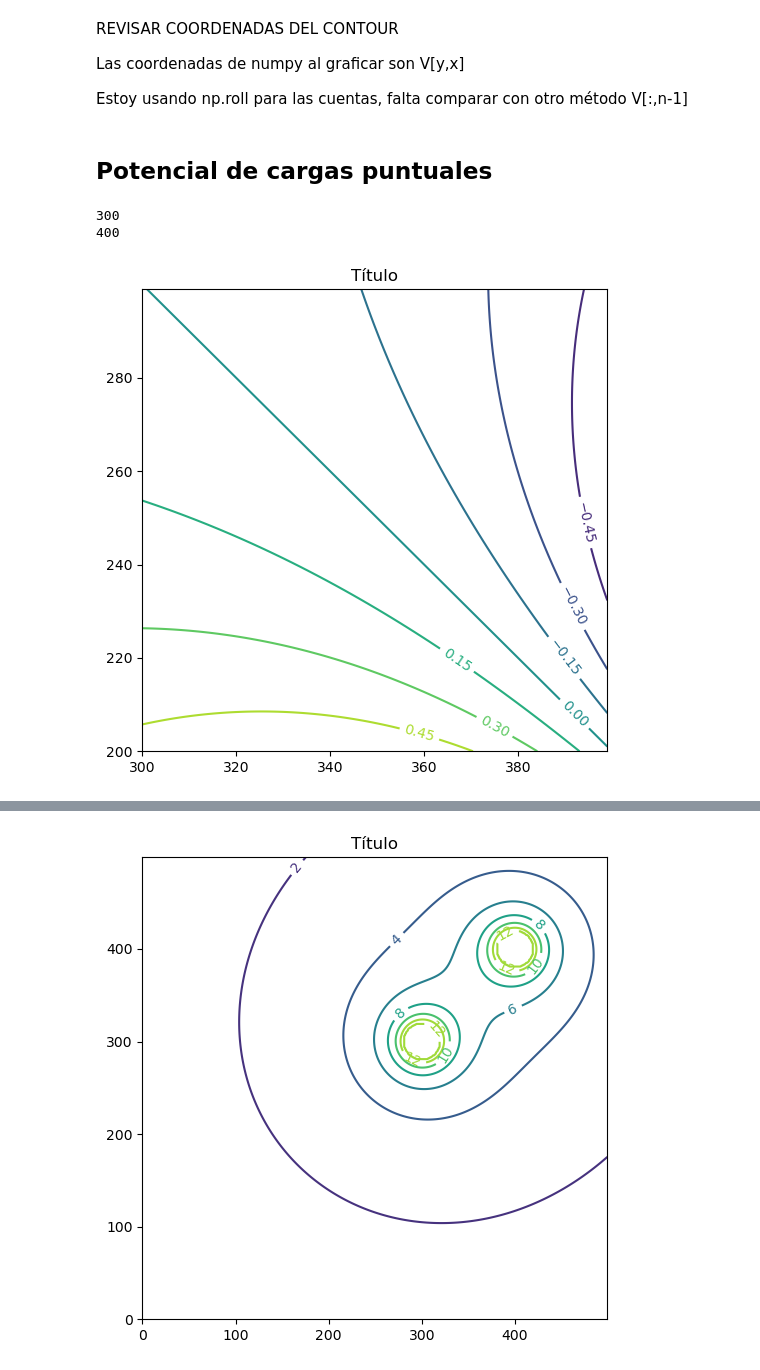
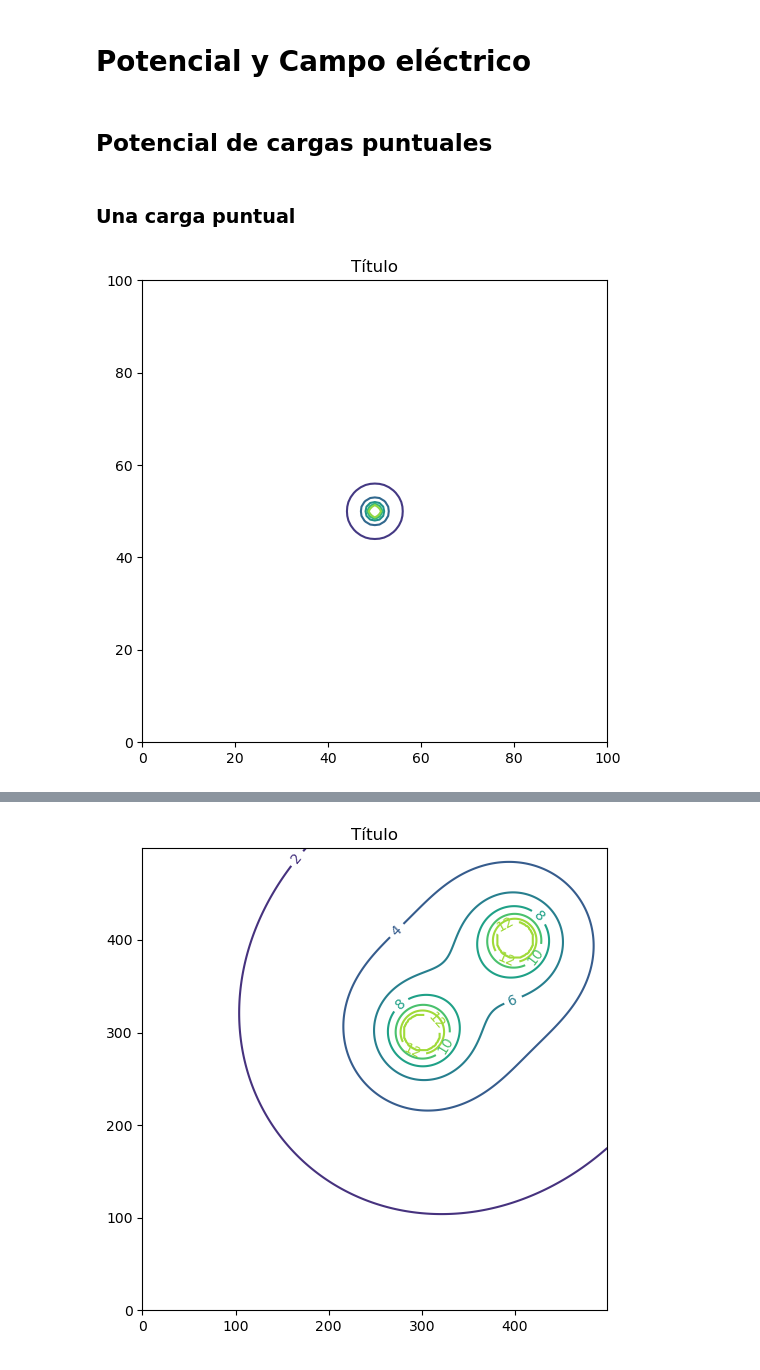
Before and after one commit to epplugins/UTN, a Jupyter notebook: electromagnetismo/em_labo.ipynb, the cells around one changed output, grey strips where cells are left out. Saved outputs shown, nothing was run; the diff lists cells and outputs as text; code cells hidden in the pictures.

```diff
--- a/electromagnetismo/em_labo.ipynb
+++ b/electromagnetismo/em_labo.ipynb
@@ -1,9 +1,5 @@
 # %% [markdown]
-REVISAR COORDENADAS DEL CONTOUR
-
-Las coordenadas de numpy al graficar son V[y,x]
-
-Estoy usando np.roll para las cuentas, falta comparar con otro método V[:,n-1]
+# Potencial y Campo eléctrico
 # %%
 import numpy as np
 import matplotlib.pyplot as plt
@@ -51,18 +56,18 @@ def graf_Vpuntuales(V, x1, y1, h, figsize=(6,6), titulo='Título'):
     ax.set_title(titulo)
     plt.show()
     return True
+# %% [markdown]
+### Una carga puntual
 # %%
 cargas = [
-    [300, 200, 2.67E-11],
-    [400, 300, -2.67E-11],
+    [0, 0, 1E-6],
 ]
-P = P_puntuales(cargas, 1000)
-xr = 300
-yr = 200
-h = 100
-out = graf_Vpuntuales(P, xr, yr, h)
+P = P_puntuales(cargas, 50)
+xr = 0
+yr = 0
+h = 50
+# out = graf_Vpuntuales(P, xr, yr, h)
+# out = graf_Vpuntuales(P)
 # %% [output]
-300
-400
-[figure, old version]
+[figure, new version]
 # %%
```
Also changed, not shown: parts of 4 cells of this notebook.
